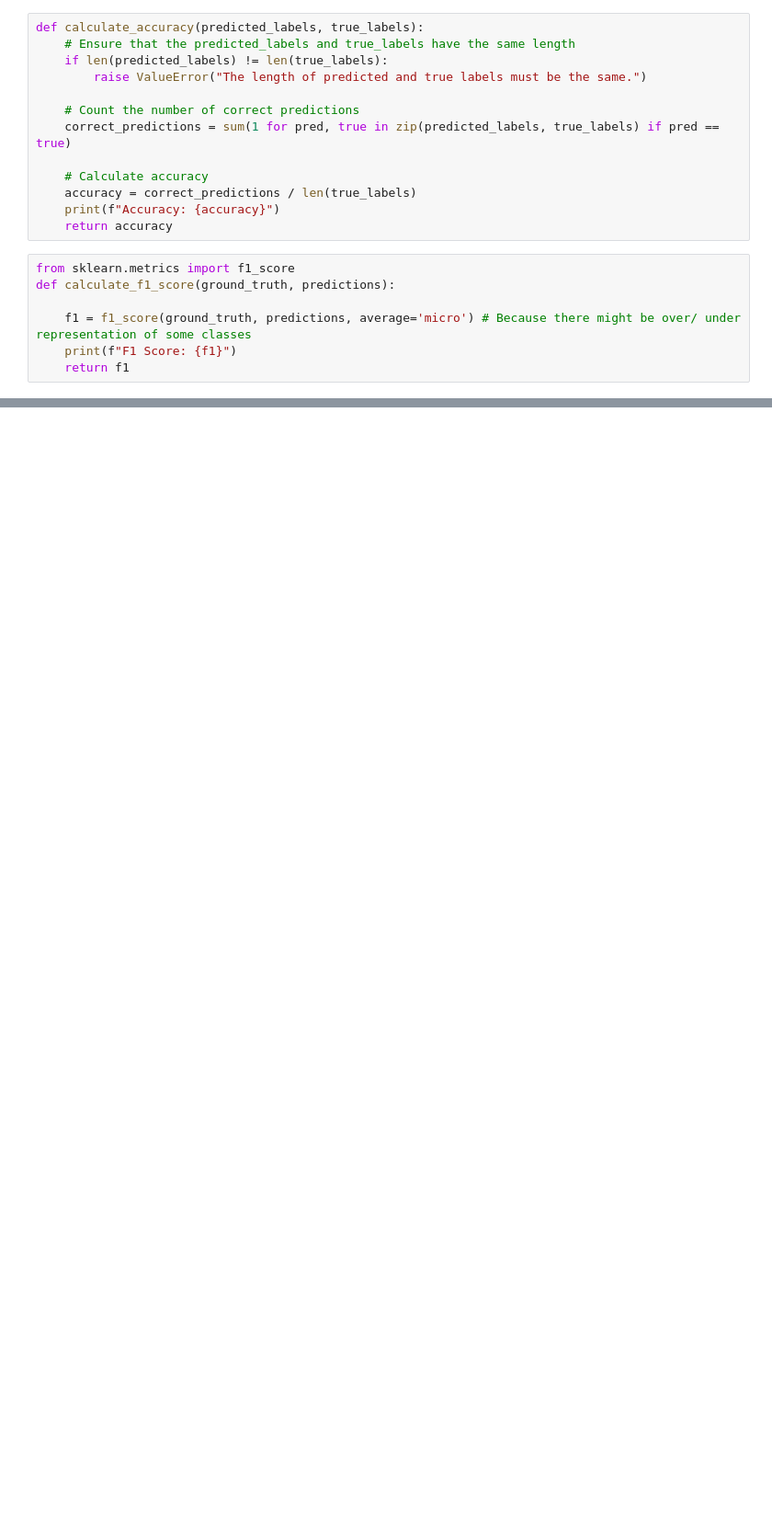
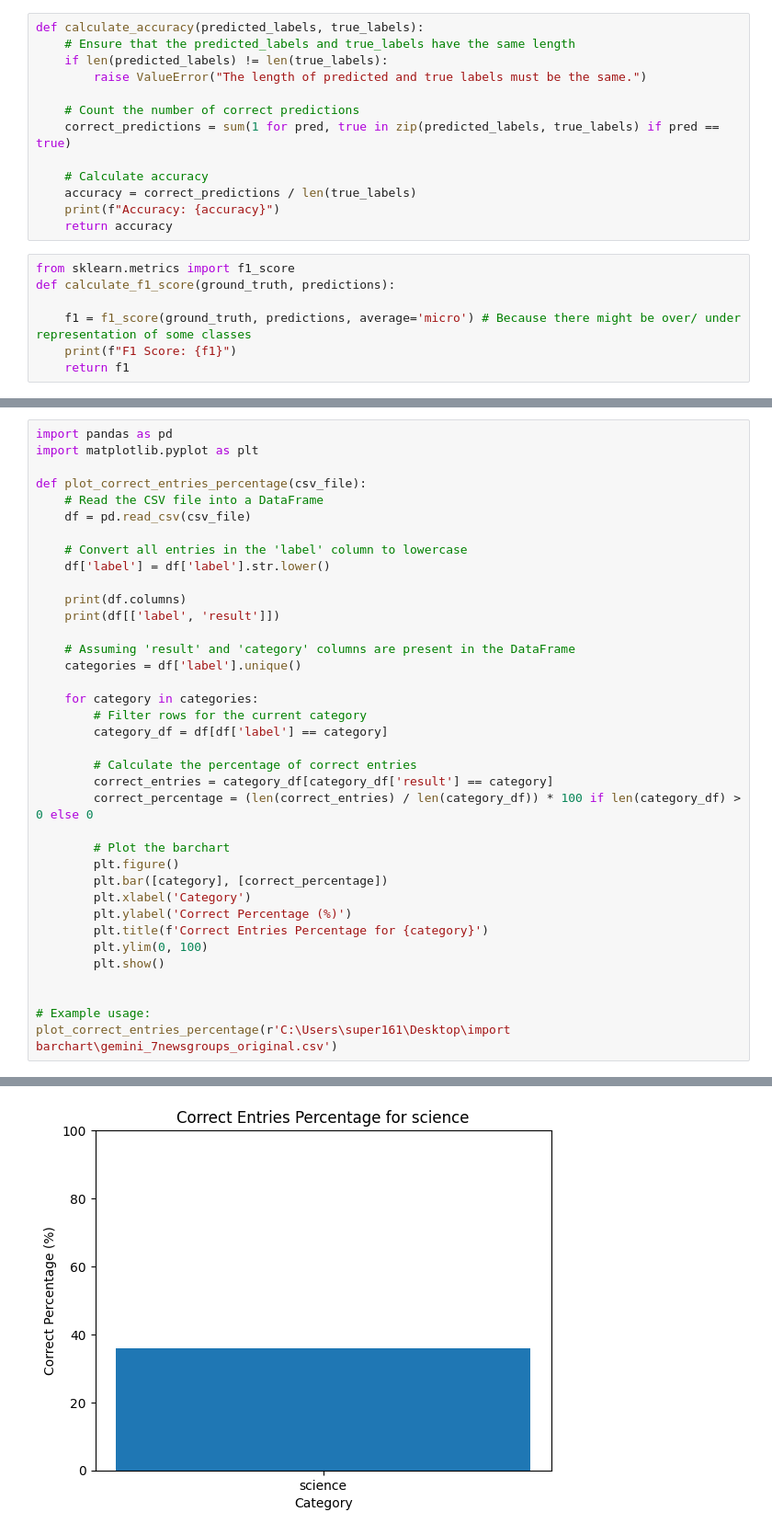
Before and after one commit to PanagiotisPatsias/Comparing-Different-Topic-Modeling-Methods-on-News, a Jupyter notebook: code/gemini_7newsgroups.ipynb, the cells around one changed output, grey strips where cells are left out. Shown at 92% size. Drawn from its saved outputs; the diff is of its cells as text; blank space fills up the shorter version.

```diff
--- a/code/gemini_7newsgroups.ipynb
+++ b/code/gemini_7newsgroups.ipynb
@@ -283,0 +332,38 @@ F1 Score: 0.7480657640232108
+# %%
+import pandas as pd
+import matplotlib.pyplot as plt
+
+def plot_correct_entries_percentage(csv_file):
+    # Read the CSV file into a DataFrame
+    df = pd.read_csv(csv_file)
+
+    # Convert all entries in the 'label' column to lowercase
+    df['label'] = df['label'].str.lower()
+
+    print(df.columns)
+    print(df[['label', 'result']])
+
+    # Assuming 'result' and 'category' columns are present in the DataFrame
+    categories = df['label'].unique()
+
+    for category in categories:
+        # Filter rows for the current category
+        category_df = df[df['label'] == category]
+
+        # Calculate the percentage of correct entries
+        correct_entries = category_df[category_df['result'] == category]
+        correct_percentage = (len(correct_entries) / len(category_df)) * 100 if len(category_df) > 0 else 0
+
+        # Plot the barchart
+        plt.figure()
+        plt.bar([category], [correct_percentage])
+        plt.xlabel('Category')
+        plt.ylabel('Correct Percentage (%)')
+        plt.title(f'Correct Entries Percentage for {category}')
+        plt.ylim(0, 100)
+        plt.show()
+
+
+# Example usage:
+plot_correct_entries_percentage(r'C:\Users\super161\Desktop\import barchart\gemini_7newsgroups_original.csv')
+# %% [output]
@@ -283,0 +387 @@ F1 Score: 0.7480657640232108
+[figure, added]
```
Also changed, not shown: parts of 8 cells of this notebook, 5 other files.
